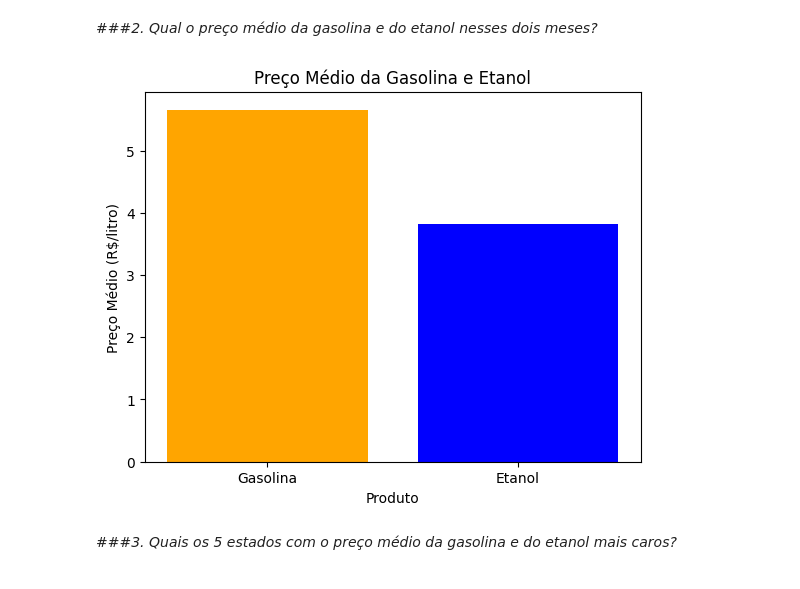
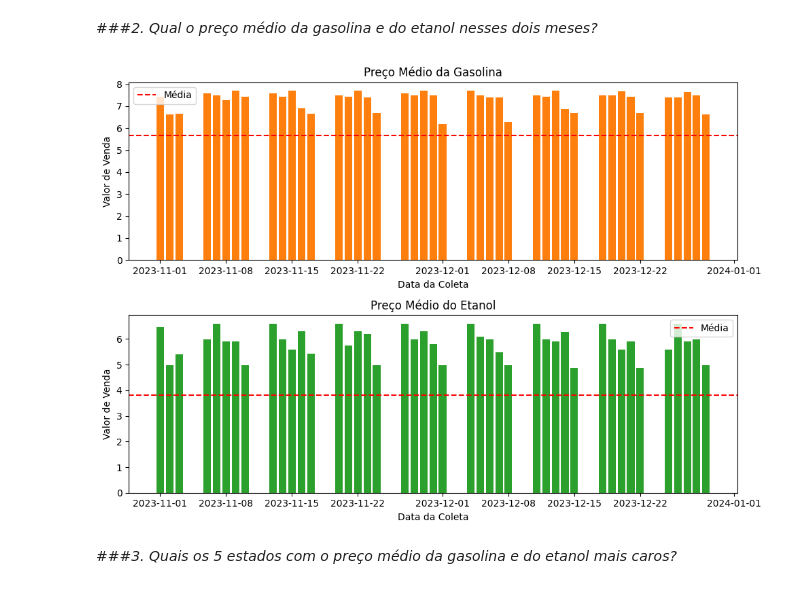
Before and after one commit to alsantosad/PROJECT-ROCKET, a Jupyter notebook: M4TRABALHO_EM_GRUPO.ipynb, the cells around one changed output. Cells and saved outputs as stored; diff of their text form; code cells hidden in the pictures.

```diff
--- a/M4TRABALHO_EM_GRUPO.ipynb
+++ b/M4TRABALHO_EM_GRUPO.ipynb
@@ -431,32 +310,48 @@ dfproc.head(2)
 # %%
 # Filtrar apenas as linhas relacionadas à gasolina
 gasolina_df = dfproc[dfproc['Produto'] == 'GASOLINA']
-
 # Filtrar apenas as linhas relacionadas ao etanol
 etanol_df = dfproc[dfproc['Produto'] == 'ETANOL']
 
+# Filtar colunas de cada produto
+valor_gasolina = gasolina_df['Valor de Venda']
+valor_etanol = etanol_df['Valor de Venda']
+
+data_gasolina = gasolina_df['Data da Coleta']
+data_etanol = etanol_df['Data da Coleta']
+
 # Calcular o preço médio da gasolina
-preco_medio_gasolina = gasolina_df['Valor de Venda'].mean()
-
+preco_medio_gasolina = valor_gasolina.mean()
 # Calcular o preço médio do etanol
-preco_medio_etanol = etanol_df['Valor de Venda'].mean()
-
-# Dados para o gráfico
-produtos = ['Gasolina', 'Etanol']
-precos_medios = [preco_medio_gasolina, preco_medio_etanol]
-
-# Criar o gráfico de barras
-plt.bar(produtos, precos_medios, color=['orange', 'blue'])
-
-# Adicionar rótulos e título ao gráfico
-plt.xlabel('Produto')
-plt.ylabel('Preço Médio (R$/litro)')
-plt.title('Preço Médio da Gasolina e Etanol')
-
-# Mostrar o gráfico
-plt.show()
+preco_medio_etanol = valor_etanol.mean()
-# %% [output]
-[figure, removed]
+# %%
+# Criar o gráfico com subplots
+fig, axs = plt.subplots(2,1, figsize=(10, 7))
+
+valor = dfproc['Valor de Venda']
+
+# Gráfico de barras Gasolina
+axs[0].bar(data_gasolina, valor_gasolina, color='C1')
+axs[0].axhline(y=preco_medio_gasolina, color='red', linestyle='--', label='Média')
+axs[0].set_title('Preço Médio da Gasolina')
+axs[0].legend()
+axs[0].set_xlabel('Data da Coleta')
+axs[0].set_ylabel('Valor de Venda')
+
+
+# Gráfico de barras Etanol
+axs[1].bar(data_etanol, valor_etanol, color='C2')
+axs[1].axhline(y=preco_medio_etanol, color='red', linestyle='--', label='Média')
+axs[1].set_title('Preço Médio do Etanol')
+axs[1].legend()
+axs[1].set_xlabel('Data da Coleta')
+axs[1].set_ylabel('Valor de Venda')
+
+# Mostrar o gráfico
+plt.tight_layout()
+plt.show()
+# %% [output]
+[figure, added]
 # %% [markdown]
 ###*3. Quais os 5 estados com o preço médio da gasolina e do etanol mais caros?*
 # %%
```
Also changed, not shown: parts of 23 cells of this notebook.
